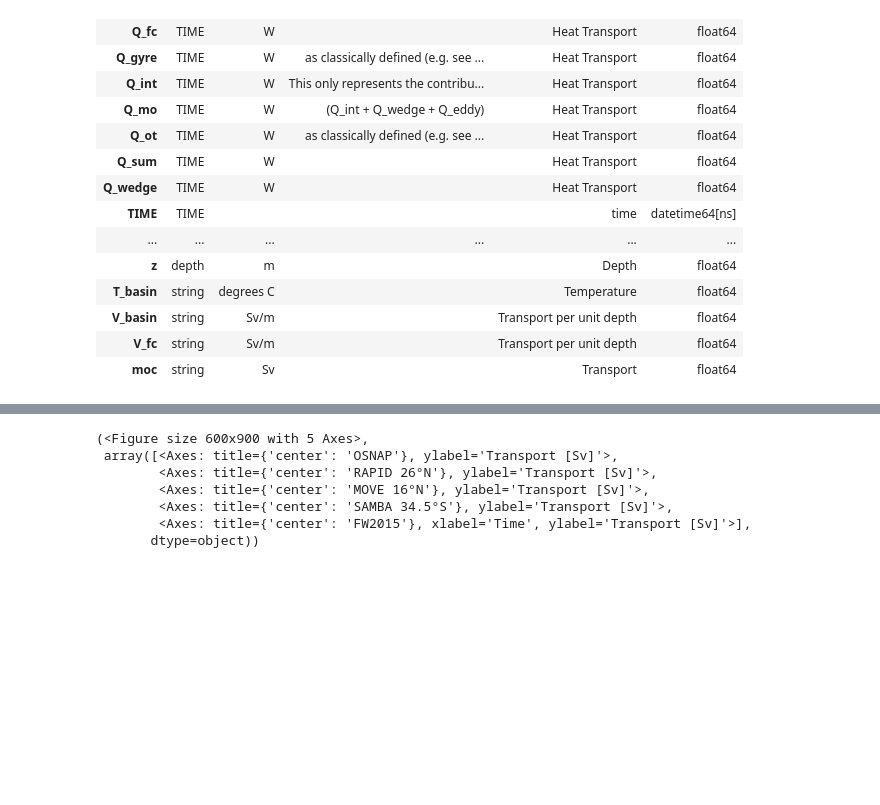
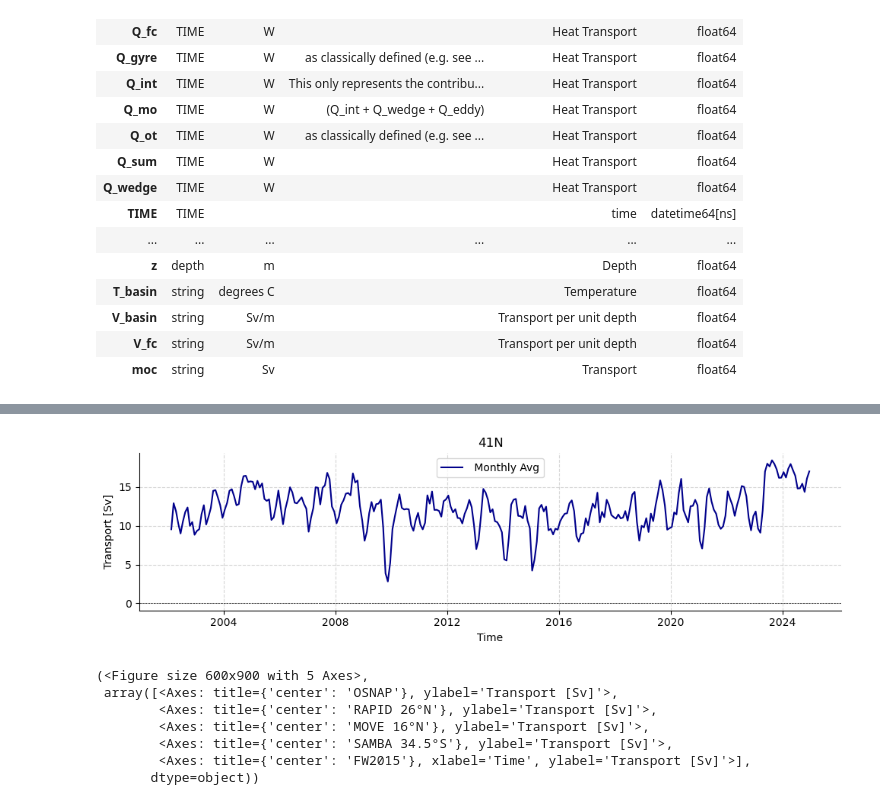
Before and after one commit to eleanorfrajka/MOC-transport, a Jupyter notebook: demo-output.ipynb, the cells around one changed output, grey strips where cells are left out. Drawn from its saved outputs; the diff is of its cells as text; code cells hidden in the pictures; blank space fills up the shorter version.

```diff
--- a/demo-output.ipynb
+++ b/demo-output.ipynb
@@ -290,0 +293,5 @@ information is based on xarray Dataset
+# %%
+datasets41n = readers.load_dataset("41n", transport_only=False)
+standard41n = [
+    standardise.standardise_41n(ds, ds.attrs["source_file"]) for ds in datasets41n
+]
@@ -291,3 +316,15 @@ information is based on xarray Dataset
+# %%
+plotters.plot_amoc_timeseries(
+    data=[standard41n[0]],
+    varnames=["MOT"],
+    labels=[""],
+    resample_monthly=True,
+    plot_raw=False,
+    colors=["darkblue"],
+    title="41N"
+)
+# %% [output]
+[figure, added]
 # %%
 plotters.plot_monthly_anomalies(
     osnap_data=standardOSNAP[0]["MOC_ALL"],
```
Also changed, not shown: parts of 2 cells of this notebook, 11 other files.
